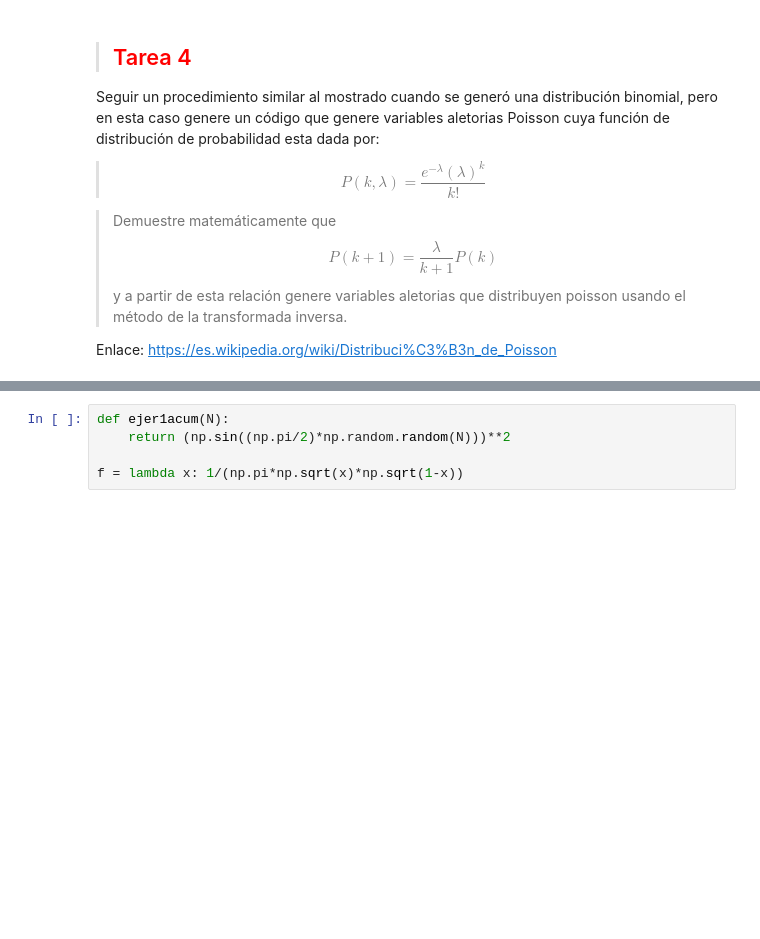
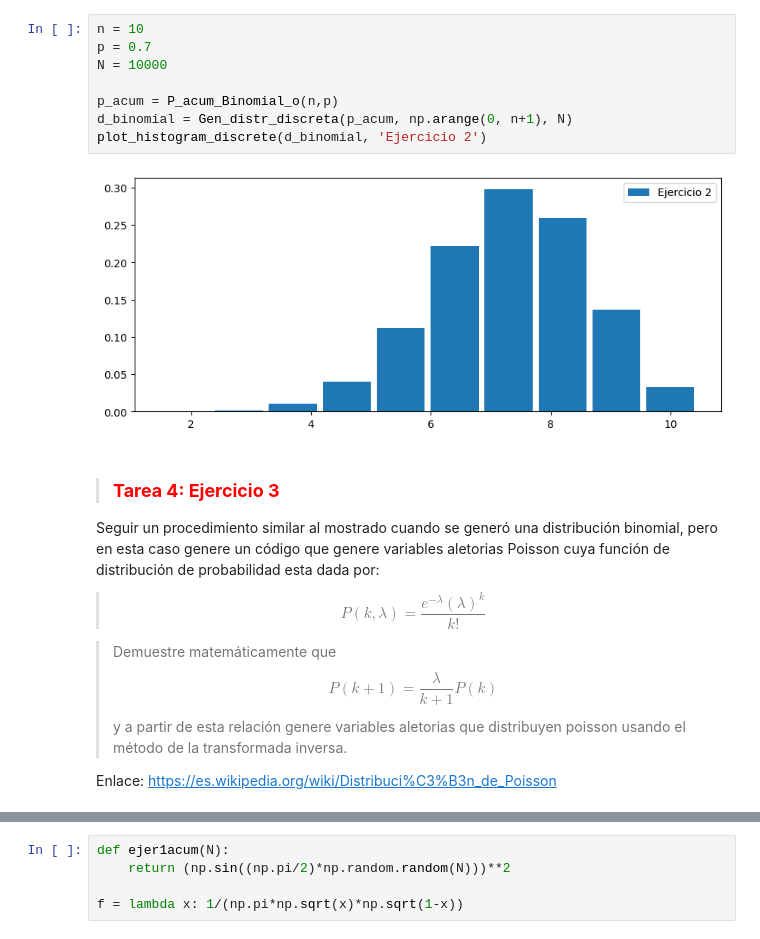
Before and after one commit to Karim1601/ProyectoConjunto_HK_PENA_EJ_RODRIGUEZ, a Jupyter notebook: Tarea_4.ipynb, the cells around one changed output, grey strips where cells are left out. Drawn from its saved outputs; the diff is of its cells as text; blank space fills up the shorter version.

```diff
--- a/Tarea_4.ipynb
+++ b/Tarea_4.ipynb
@@ -35,5 +124,15 @@
+# %%
+n = 10
+p = 0.7
+N = 10000
+
+p_acum = P_acum_Binomial_o(n,p)
+d_binomial = Gen_distr_discreta(p_acum, np.arange(0, n+1), N)
+plot_histogram_discrete(d_binomial, 'Ejercicio 2')
+# %% [output]
+[figure, added]
 # %% [markdown]
-> ## <font color ='red'>Tarea 4
+>### <font color ='red'> **Tarea 4: Ejercicio 3**
 Seguir un procedimiento similar al mostrado cuando se generó una distribución binomial, pero en esta caso genere un código que genere variables aletorias Poisson cuya función de distribución de probabilidad esta dada por:
 >$$P(k,\lambda)=\frac{e^{-\lambda}(\lambda)^k}{k!}$$
 
```
Also changed, not shown: parts of 28 cells of this notebook, 1 other file.
